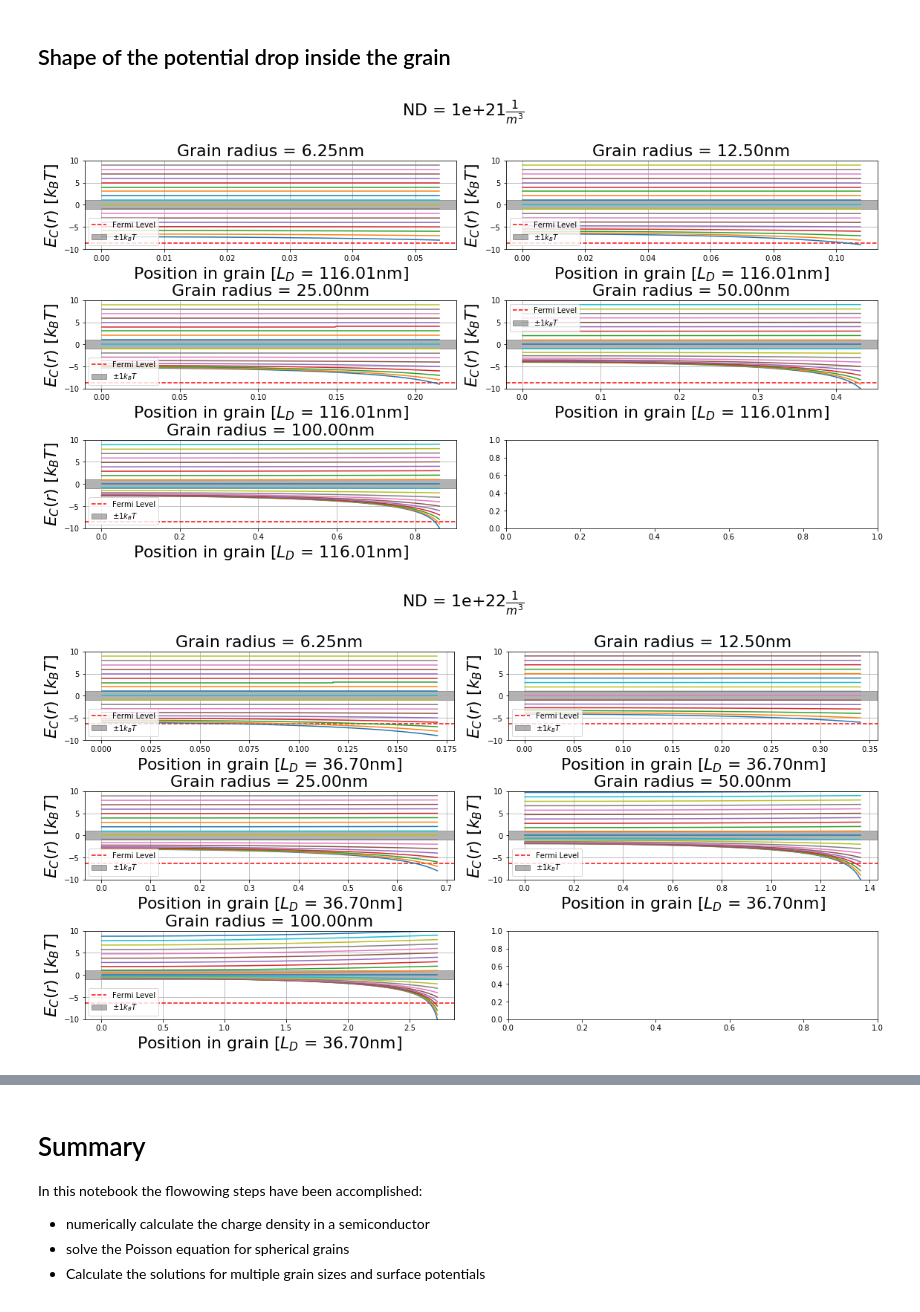
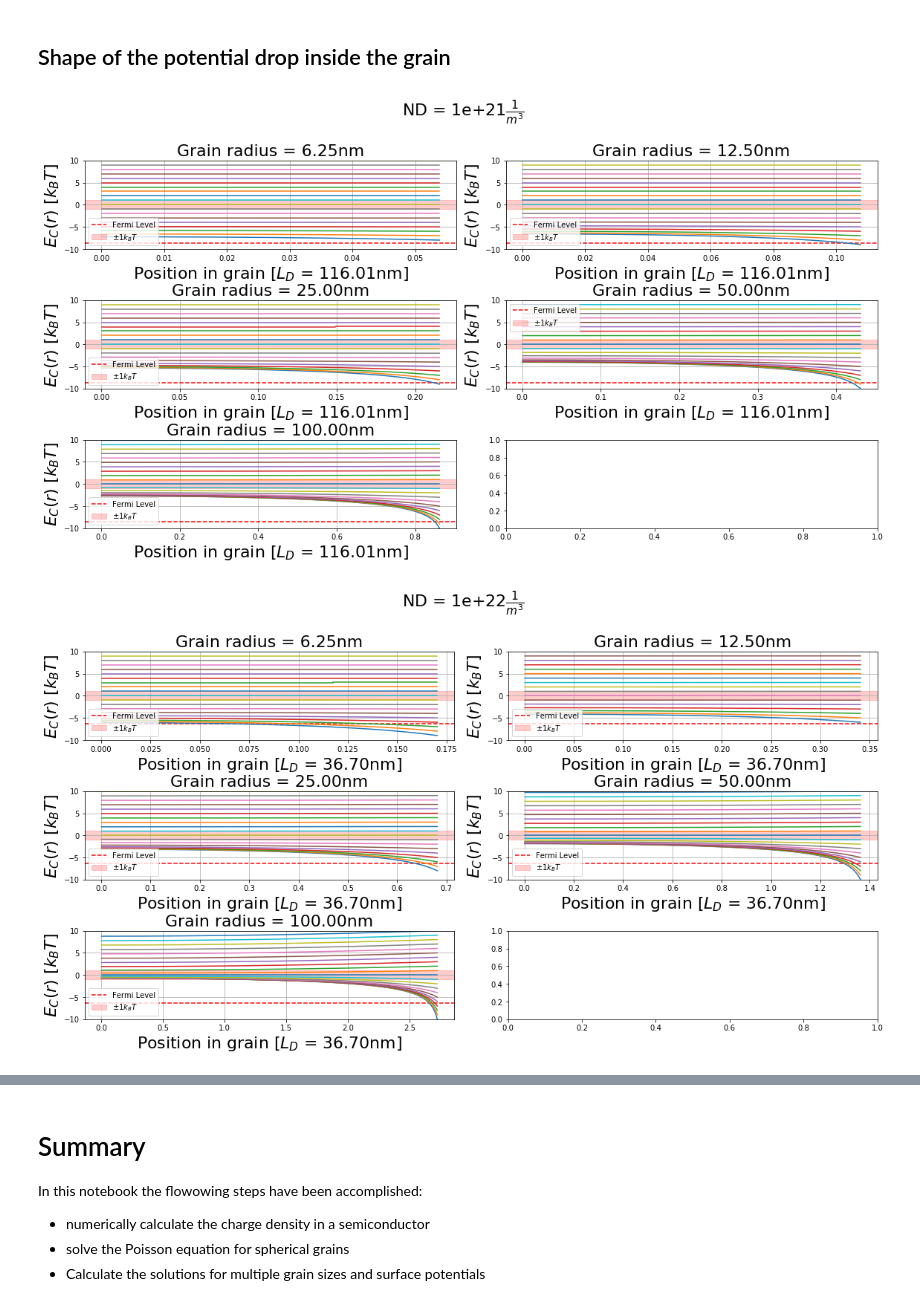
Before and after one commit to NilsNoreyson/thesis, a Jupyter notebook: 2-Grain-SMOX.ipynb, the cells around one changed output, grey strips where cells are left out. Cells and saved outputs as stored; diff of their text form; code cells hidden in the pictures.

```diff
--- a/2-Grain-SMOX.ipynb
+++ b/2-Grain-SMOX.ipynb
@@ -1198,33 +1198,33 @@ for ND, calc_dF in calc_dF_all.groupby('ND'):
         grain = create_grain_from_data(calc_dF_grainsize)
 
 
         axe.axhline(-grain.material.J_to_kT(grain.material.Diff_EF_EC),
                     linestyle='--',color='r', label='Fermi Level')
         axe.set_ylim(-10,10)
-        axe.axhspan(-1,+1,color='k', alpha=0.3, label='$\pm 1 k_BT$')
+        axe.axhspan(-1,+1,color='r', alpha=0.2, label='$\pm 1 k_BT$')
 
         for vinit, ser_temp in calc_dF_grainsize.iterrows():
             if ser_temp['res']>5:
                 continue
 
             r = ser_temp['r']
             v = ser_temp['v']
             vdot = ser_temp['v_dot']
 
             axe.set_title(f'Grain radius = {grain.R*1e9:.2f}nm', fontsize=22)
 
             axe.plot(r,v, '-', label = "")
             axe.set_ylabel('$E_C(r)$ [$k_BT$]', fontsize =22)
             axe.set_xlabel(f'Position in grain [$L_D$ = {grain.material.LD*1e9:.2f}nm]',
                            fontsize =22)
         axe.legend()
         axe.grid(b=True)
         #axe.set_xlim(0,40)
     fig.tight_layout()
     fig.subplots_adjust(top=.85)
     close()
     display(fig)
     for i in range(5):print()
 # %% [output]
-[figure, old version]
+[figure, new version]
-[figure, old version]
+[figure, new version]
```
Also changed, not shown: parts of 1 cell of this notebook.
